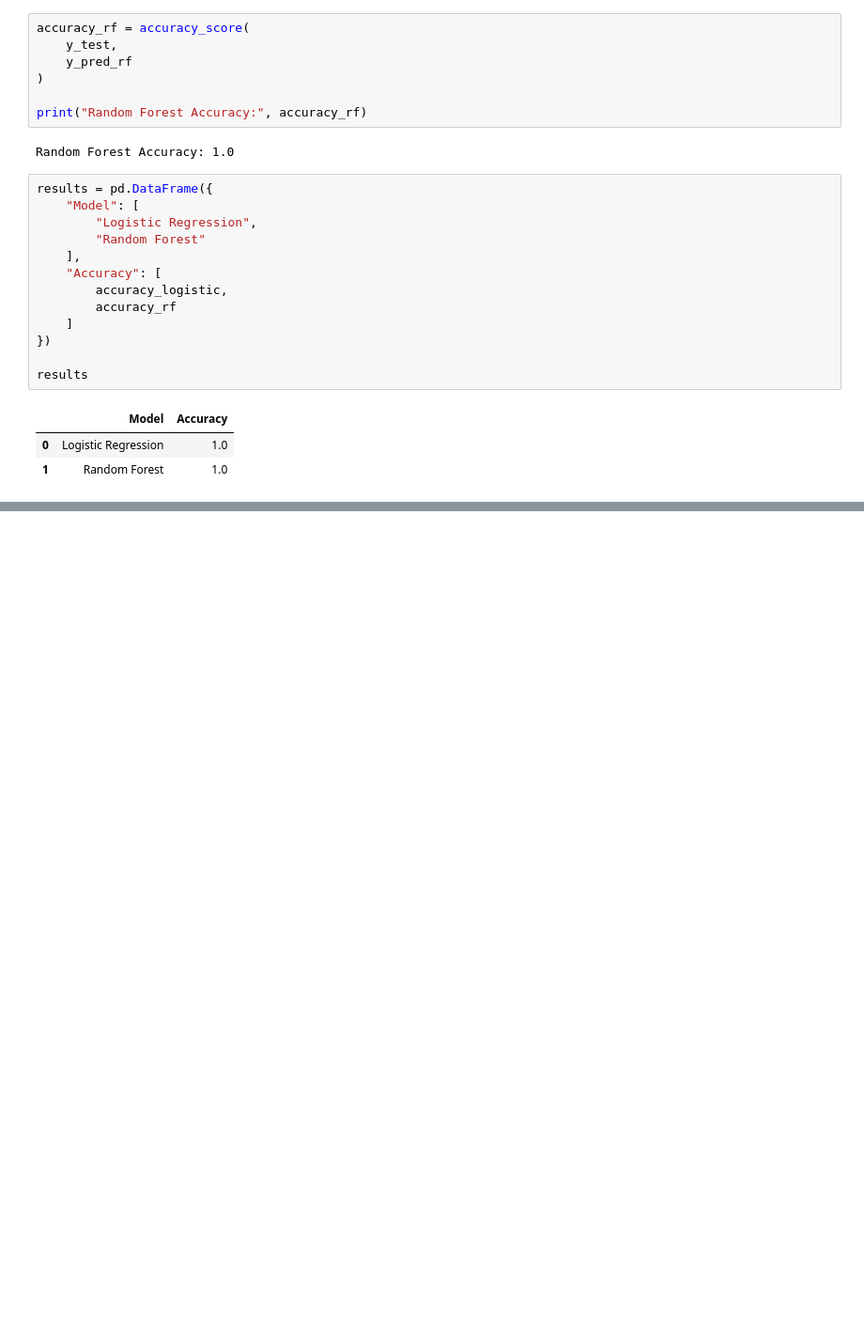
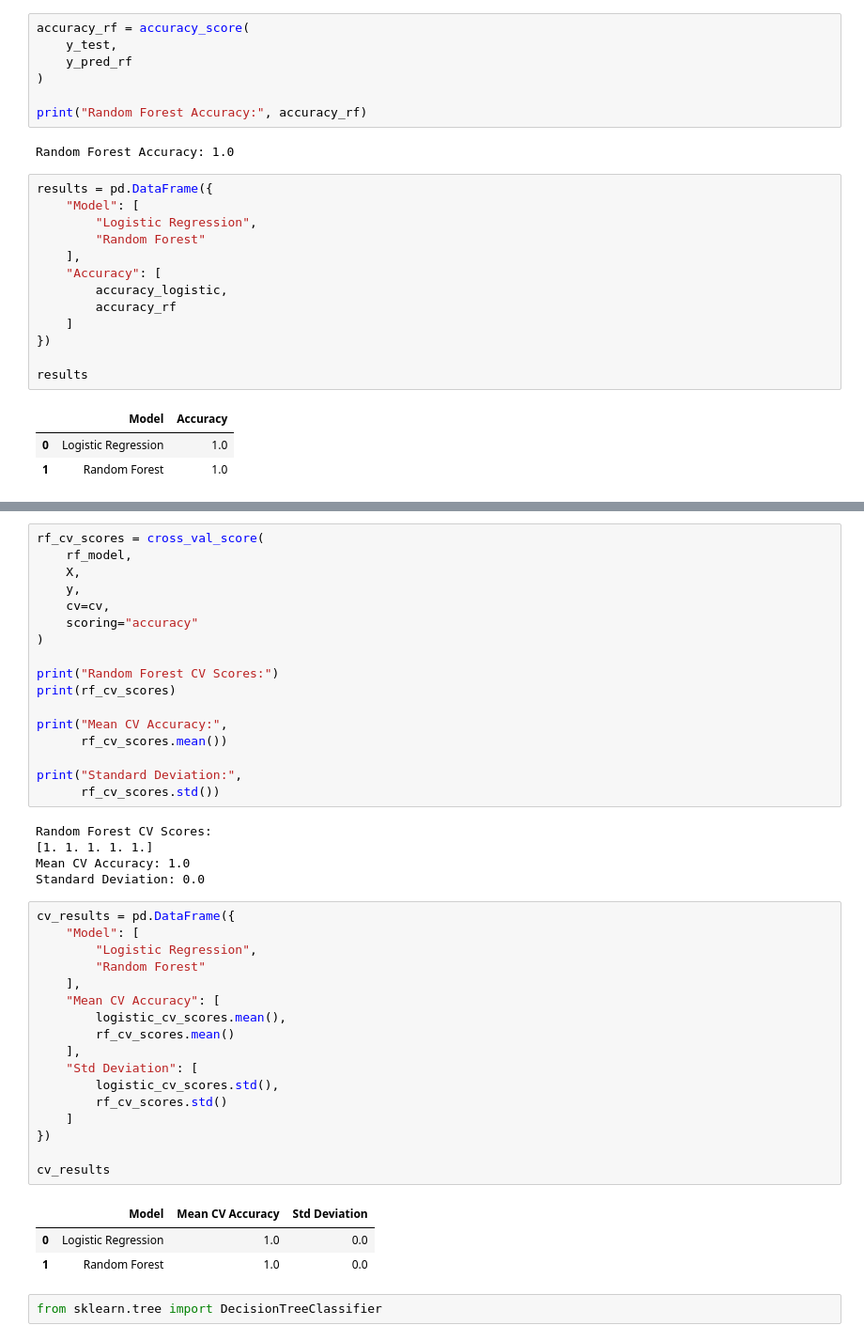
Before and after one commit to omhole8296/CareerSense-ai_career_recommendation_system, a Jupyter notebook: notebooks/02_ML_Career_Prediction.ipynb, the cells around one changed output, grey strips where cells are left out. Shown at 94% size. Drawn from its saved outputs; the diff is of its cells as text; blank space fills up the shorter version.

```diff
--- a/notebooks/02_ML_Career_Prediction.ipynb
+++ b/notebooks/02_ML_Career_Prediction.ipynb
@@ -188,0 +218,45 @@ results
+# %%
+rf_cv_scores = cross_val_score(
+    rf_model,
+    X,
+    y,
+    cv=cv,
+    scoring="accuracy"
+)
+
+print("Random Forest CV Scores:")
+print(rf_cv_scores)
+
+print("Mean CV Accuracy:",
+      rf_cv_scores.mean())
+
+print("Standard Deviation:",
+      rf_cv_scores.std())
+# %% [output]
+Random Forest CV Scores:
+[1. 1. 1. 1. 1.]
+Mean CV Accuracy: 1.0
+Standard Deviation: 0.0
+# %%
+cv_results = pd.DataFrame({
+    "Model": [
+        "Logistic Regression",
+        "Random Forest"
+    ],
+    "Mean CV Accuracy": [
+        logistic_cv_scores.mean(),
+        rf_cv_scores.mean()
+    ],
+    "Std Deviation": [
+        logistic_cv_scores.std(),
+        rf_cv_scores.std()
+    ]
+})
+
+cv_results
+# %% [output]
+|  | Model | Mean CV Accuracy | Std Deviation |
+| 0 | Logistic Regression | 1.0 | 0.0 |
+| 1 | Random Forest | 1.0 | 0.0 |
+# %%
+from sklearn.tree import DecisionTreeClassifier
```
Also changed, not shown: parts of 7 cells of this notebook.
